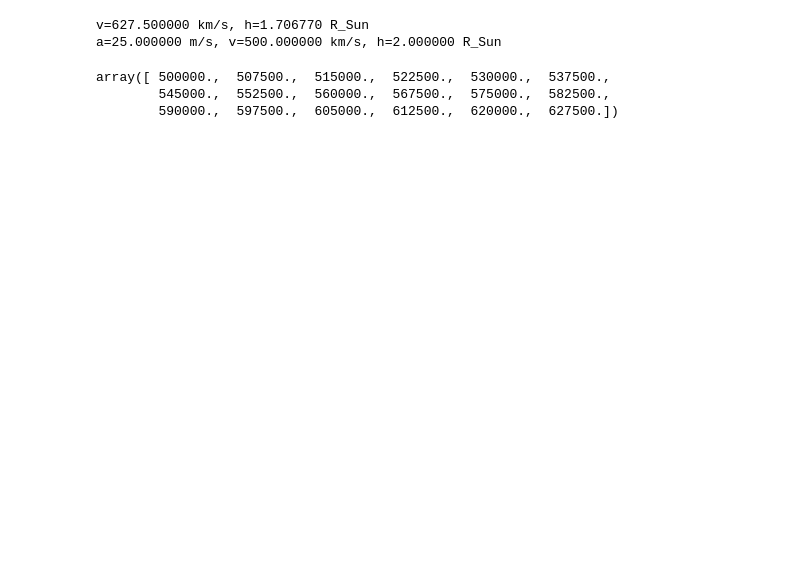
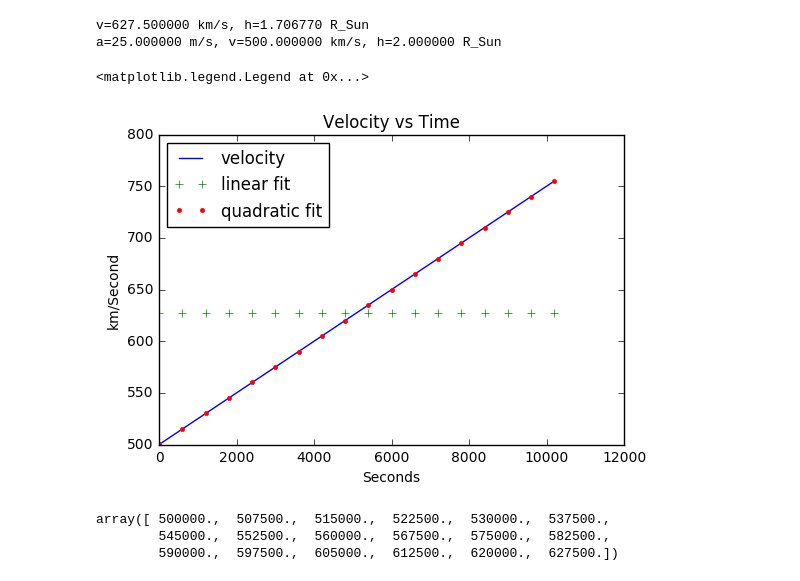
Before and after one commit to speerbetsy/analyzing_cme_speed, a Jupyter notebook: notebooks/Fitting.ipynb, the cells around one changed output. Drawn from its saved outputs; the diff is of its cells as text; code cells hidden in the pictures; blank space fills up the shorter version.

```diff
--- a/notebooks/Fitting.ipynb
+++ b/notebooks/Fitting.ipynb
@@ -29,9 +32,16 @@ print('a=%f m/s, v=%f km/s, h=%f R_Sun' % (quad[0]*2, quad[1]/1000, quad[2]/6.95
 v=627.500000 km/s, h=1.706770 R_Sun
 a=25.000000 m/s, v=500.000000 km/s, h=2.000000 R_Sun
 # %%
-plt.plot(time, v/1000)
-plt.plot(time, np.repeat(lin[0]/1000, len(time)), '+')
-plt.plot(time, (quad[1] + (time * 2*quad[0]))/1000, '.')
+plt.title("Velocity vs Time")
+plt.xlabel('Seconds')
+plt.ylabel('km/Second')
+plt.plot(time, v/1000, label="velocity")
+plt.plot(time, np.repeat(lin[0]/1000, len(time)), '+', label="linear fit")
+plt.plot(time, (quad[1] + (time * 2*quad[0]))/1000, '.', label="quadratic fit")
+plt.legend(loc=2)
+# %% [output]
+<matplotlib.legend.Legend at 0x...>
+[figure, added]
 # %%
 time * quad[0] + quad[1]
 # %% [output]
```
Also changed, not shown: parts of 3 cells of this notebook, 9 other files.
